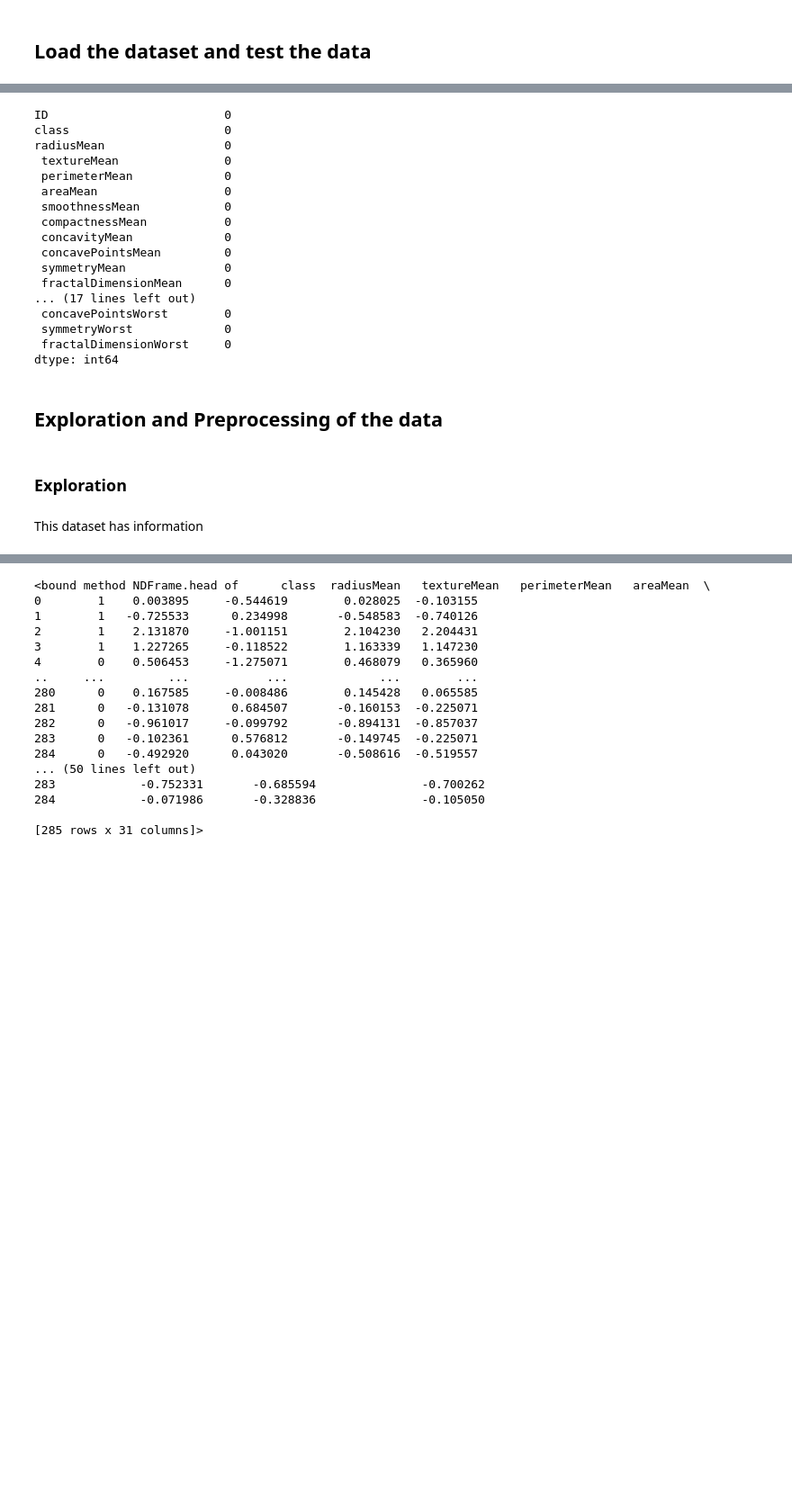
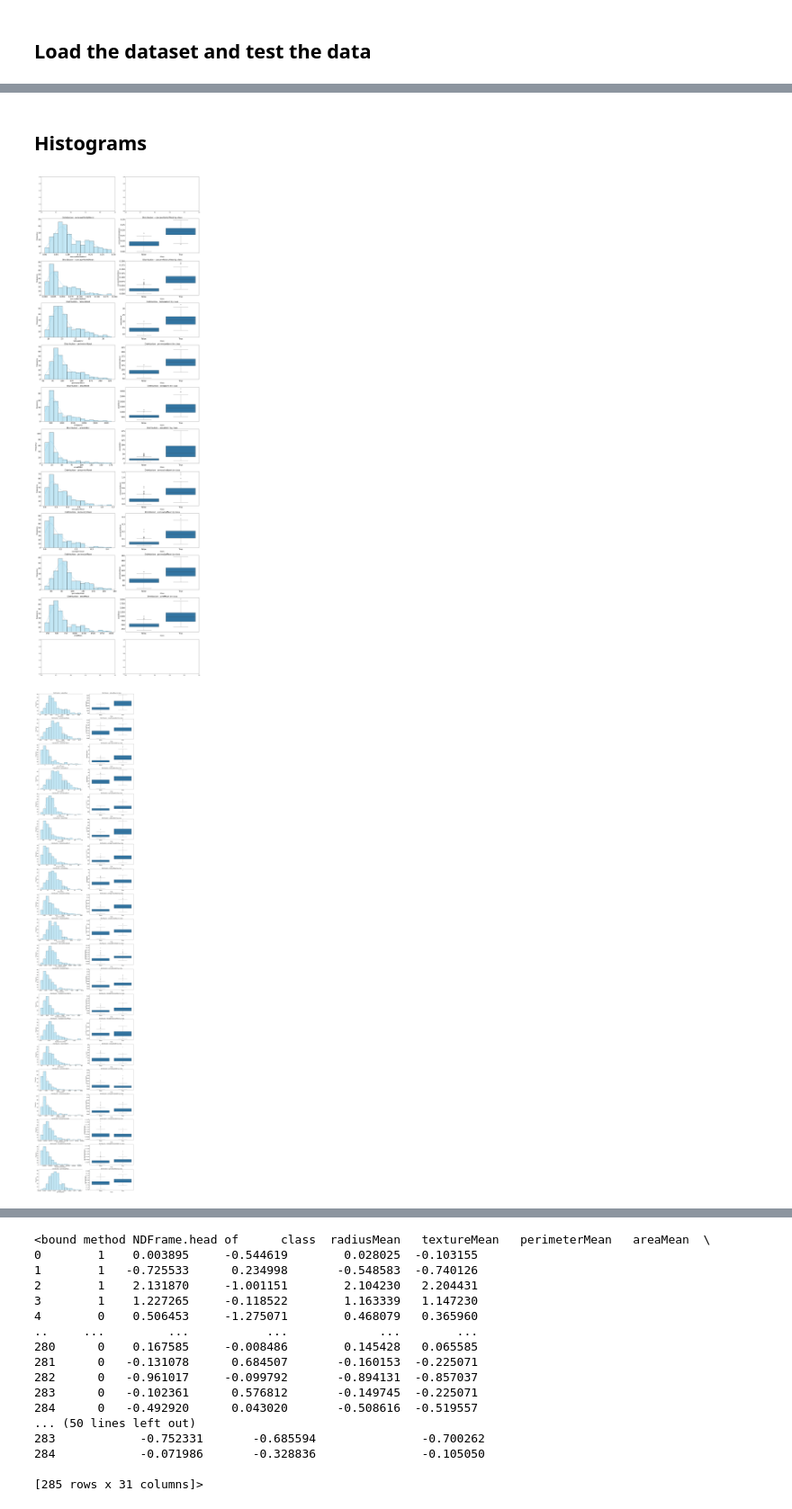
Before and after one commit to richardbinder/MachineLearning2024S, a Jupyter notebook: Exercise1/BreastCancer/breast_cancer.ipynb, the cells around one changed output, grey strips where cells are left out. Shown at 90% size. Drawn from its saved outputs; the diff is of its cells as text; code cells hidden in the pictures; blank space fills up the shorter version.

```diff
--- a/Exercise1/BreastCancer/breast_cancer.ipynb
+++ b/Exercise1/BreastCancer/breast_cancer.ipynb
@@ -35,6 +39,10 @@ from sklearn.ensemble import GradientBoostingClassifier
 dataset = pd.read_csv('./dataset/breast-cancer-diagnostic.shuf.lrn.csv')
 test_data = pd.read_csv('./dataset/breast-cancer-diagnostic.shuf.tes.csv')
 test_data_class = pd.read_csv('./dataset/breast-cancer-diagnostic.shuf.sol.ex.csv')
+
+# Delete whitespace in column names
+dataset.columns = dataset.columns.str.strip()
+test_data.columns = test_data.columns.str.strip()
 # %%
 # Check the values were loaded correctly
 print(dataset.head())
@@ -59,27 +49,5 @@ print(dataset.head())
 # %%
 ## Check for missing values
 print(dataset.isnull().sum())
-# %% [output]
-ID                         0
-class                      0
-radiusMean                 0
- textureMean               0
- perimeterMean             0
- areaMean                  0
- smoothnessMean            0
- compactnessMean           0
- concavityMean             0
- concavePointsMean         0
- symmetryMean              0
- fractalDimensionMean      0
-... (17 lines left out)
- concavePointsWorst        0
- symmetryWorst             0
- fractalDimensionWorst     0
-dtype: int64
-# %% [markdown]
-## Exploration and Preprocessing of the data
 # %% [markdown]
-### Exploration
+## Histograms
-# %% [markdown]
-This dataset has information
@@ -86 +88,52 @@ This dataset has information
+# %%
+columns_to_plot_list = list(columns_to_plot.keys())
+columns_to_plot_1 = columns_to_plot_list[:columns_to_plot_list.index('radiusMean')]
+columns_to_plot_2 = columns_to_plot_list[columns_to_plot_list.index('radiusMean'):]
+
+def plot_columns(columns_to_plot, filename):
+    charts_per_row = 2
+    total_columns = len(columns_to_plot)
+    rows = math.ceil(total_columns / charts_per_row)
+
+    fig, axs = plt.subplots(rows * 2, charts_per_row, figsize=(20, rows * 10))  # Multiplicamos las filas por 2 para tener espacio para ambos gráficos
+
+    axs = axs.ravel()
+
+    for i, column in enumerate(columns_to_plot):
+        if column != 'class':
+            unique_values = dataset[column].dropna().unique()
+            unique_count = len(unique_values)
+            bis = 15
+
+            if unique_count <= 4:
+                bis = unique_count
+                axs[i*2].set_xticks(unique_values)
+
+            sns.histplot(dataset[column], kde=True, ax=axs[i*2], color='skyblue', edgecolor='black', bins=bis)
+            max_count = max(np.histogram(dataset[column].dropna(), bins=bis)[0])
+            axs[i*2].set_ylim(top=max_count * 1.1)
+
+            axs[i*2].tick_params(axis='y', labelsize=16)
+            axs[i*2].tick_params(axis='x', labelsize=16)
+            axs[i*2].set_title(f'Distribution - {column}', fontsize=16)
+            axs[i*2].set_xlabel(column, fontsize=14)
+            axs[i*2].set_ylabel('Frequency', fontsize=14)
+
+            # Boxplot
+            sns.boxplot(x='class', y=column, data=dataset, ax=axs[i*2+1])
+            axs[i*2+1].tick_params(axis='y', labelsize=16)
+            axs[i*2+1].tick_params(axis='x', labelsize=16)
+            axs[i*2+1].set_title(f'Distribution - {column} by class', fontsize=16)
+            axs[i*2+1].set_xlabel('Class', fontsize=14)
+            axs[i*2+1].set_ylabel(column, fontsize=14)
+
+    plt.tight_layout()
+    plt.show()
+    fig.savefig(filename, dpi=fig.dpi)
+
+plot_columns(columns_to_plot_1, 'plot1.png')
+plot_columns(columns_to_plot_2, 'plot2.png')
+# %% [output]
+[figure, added]
+[figure, added]
 # %% [markdown]
```
Also changed, not shown: parts of 12 cells of this notebook, 5 other files.
